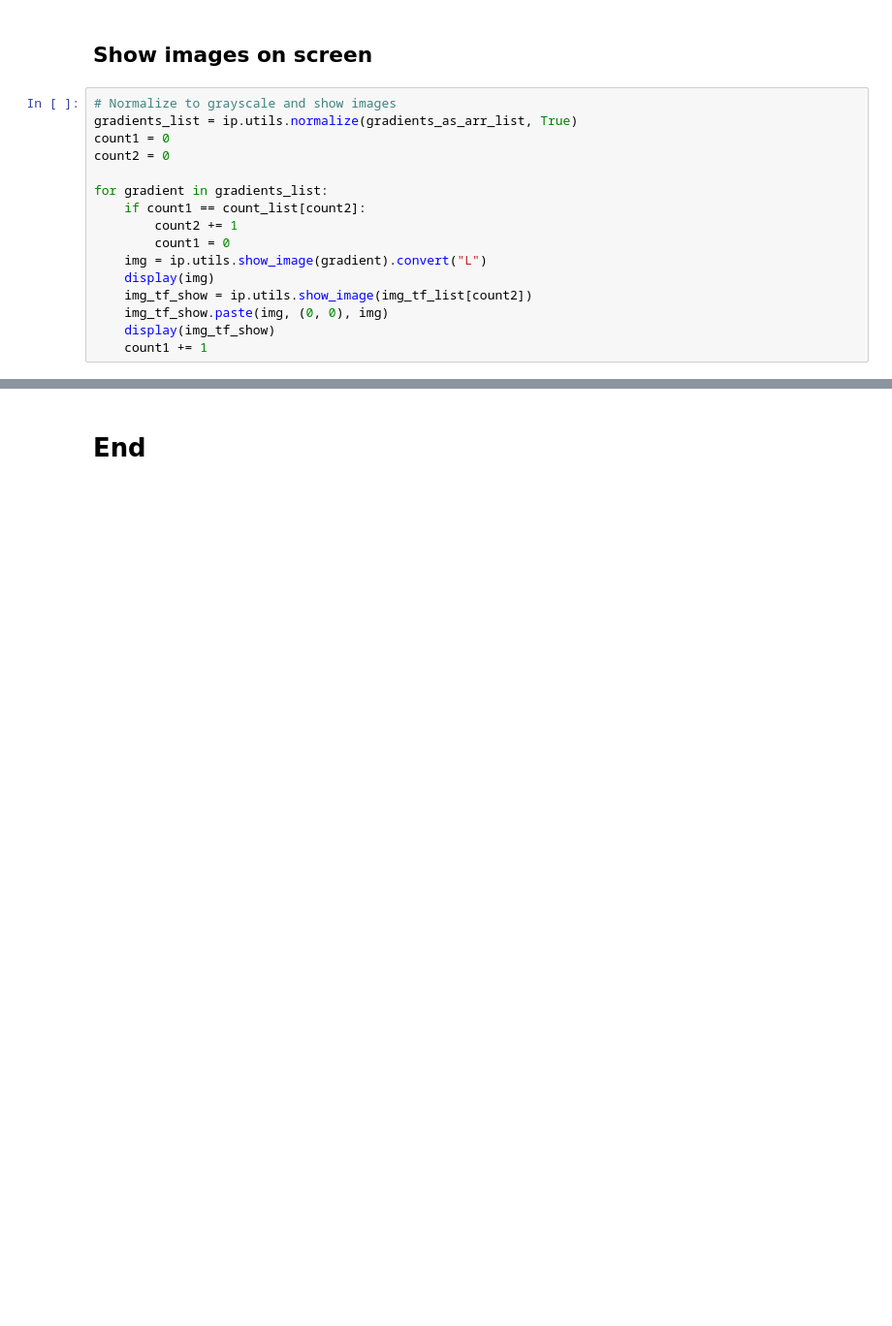
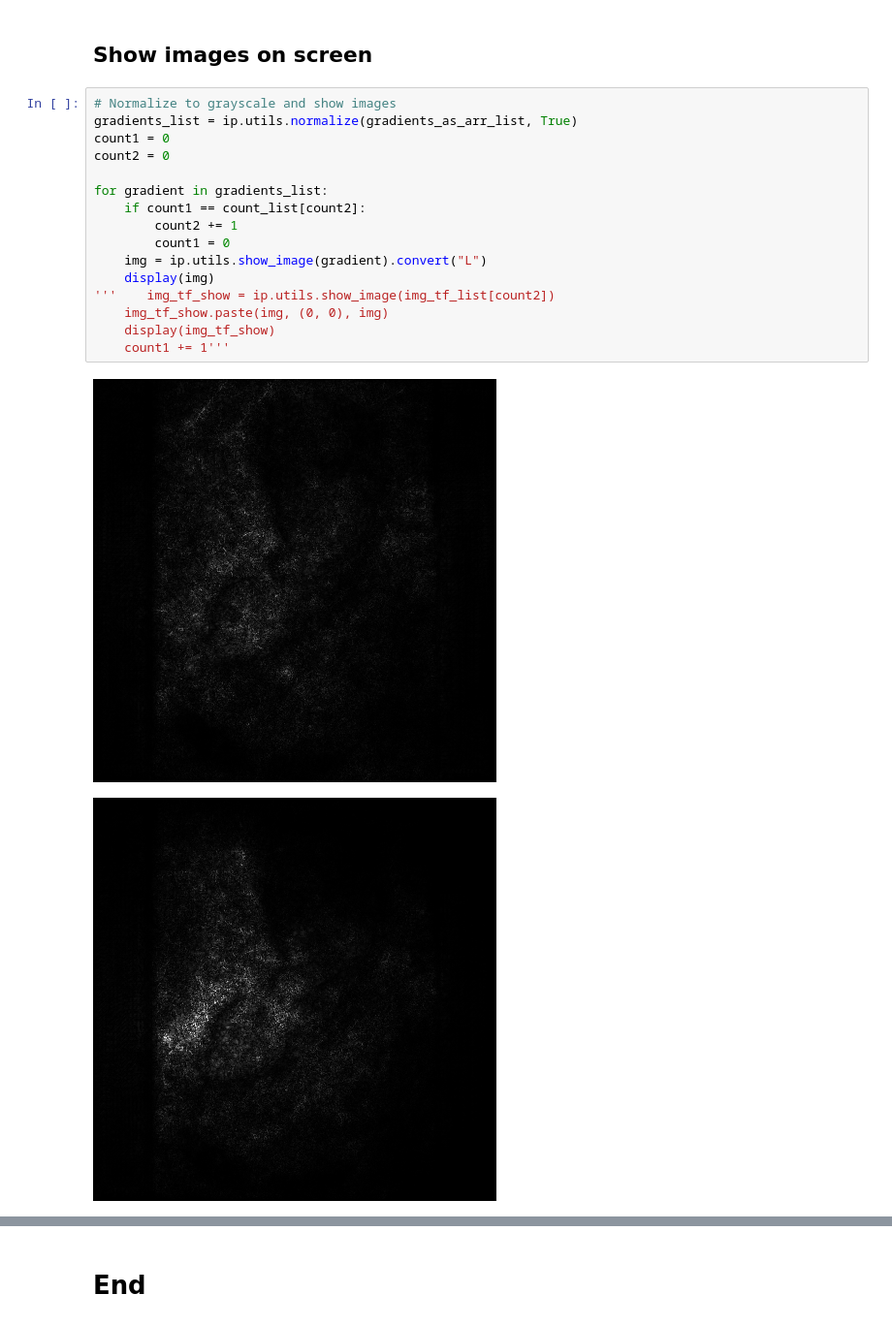
Before and after one commit to AntonPeeters/Interpretable-Object-Detection, a Jupyter notebook: object interpretation.ipynb, the cells around one changed output, grey strips where cells are left out. Shown at 97% size. Cells and saved outputs as stored; diff of their text form; blank space fills up the shorter version.

```diff
--- a/object interpretation.ipynb
+++ b/object interpretation.ipynb
@@ -168,16 +211,19 @@ ValueError: zero-size array to reduction operation maximum which has no identity
 # %%
 # Normalize to grayscale and show images
 gradients_list = ip.utils.normalize(gradients_as_arr_list, True)
 count1 = 0
 count2 = 0
 
 for gradient in gradients_list:
     if count1 == count_list[count2]:
         count2 += 1
         count1 = 0
     img = ip.utils.show_image(gradient).convert("L")
     display(img)
-    img_tf_show = ip.utils.show_image(img_tf_list[count2])
+'''    img_tf_show = ip.utils.show_image(img_tf_list[count2])
     img_tf_show.paste(img, (0, 0), img)
     display(img_tf_show)
-    count1 += 1
+    count1 += 1'''
+# %% [output]
+[figure, added]
+[figure, added]
```
Also changed, not shown: parts of 4 cells of this notebook, 11 other files.
